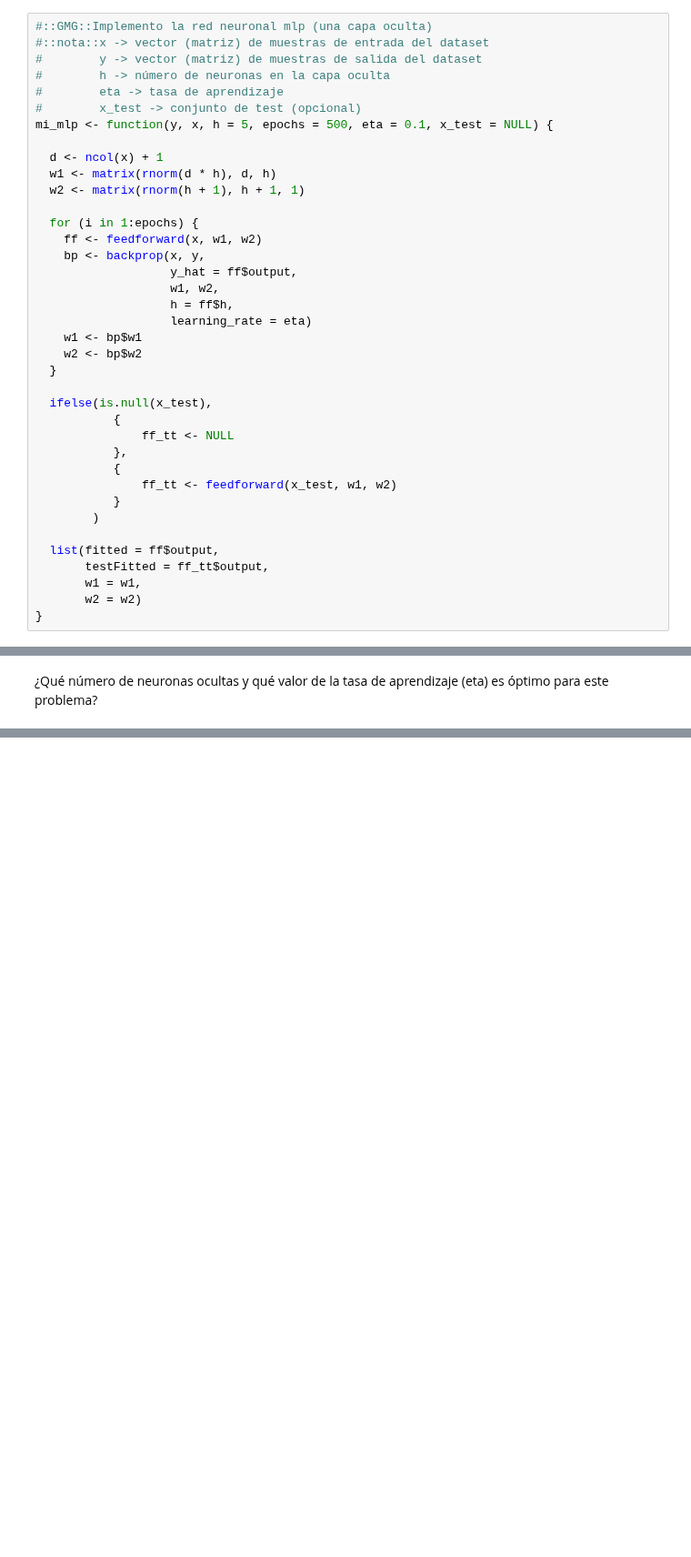
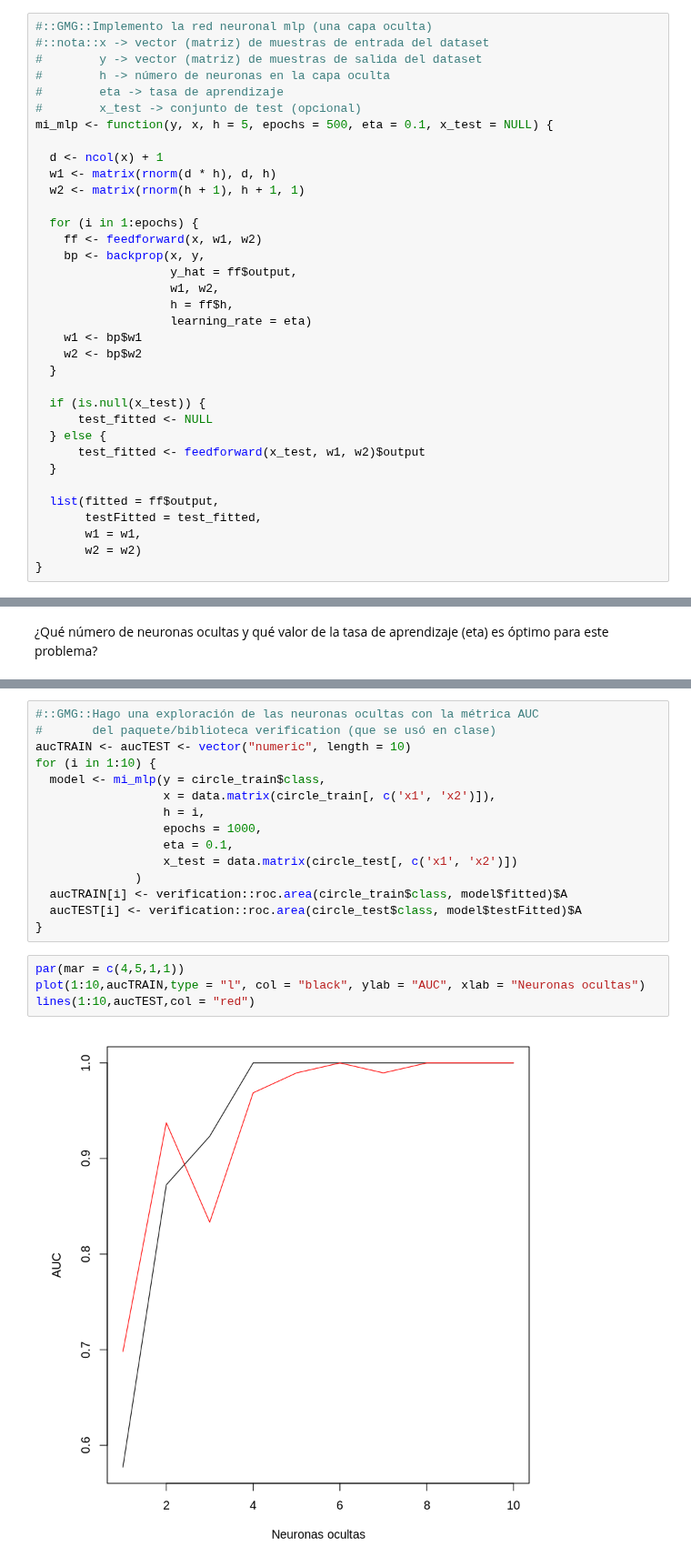
Before and after one commit to yerartdev/m1969-machine-learning-i, a Jupyter notebook: deliverable/tarea-01/m1969-tarea-01-mlp.ipynb, the cells around one changed output, grey strips where cells are left out. Shown at 91% size. Saved outputs shown, nothing was run; the diff lists cells and outputs as text; blank space fills up the shorter version.

```diff
--- a/deliverable/tarea-01/m1969-tarea-01-mlp.ipynb
+++ b/deliverable/tarea-01/m1969-tarea-01-mlp.ipynb
@@ -132,17 +132,14 @@ mi_mlp <- function(y, x, h = 5, epochs = 500, eta = 0.1, x_test = NULL) {
     w2 <- bp$w2
   }
 
-  ifelse(is.null(x_test),
-           {
-               ff_tt <- NULL
-           },
-           {
-               ff_tt <- feedforward(x_test, w1, w2)
-           }
-        )
+  if (is.null(x_test)) {
+      test_fitted <- NULL
+  } else {
+      test_fitted <- feedforward(x_test, w1, w2)$output
+  }
 
   list(fitted = ff$output,
-       testFitted = ff_tt$output,
+       testFitted = test_fitted,
        w1 = w1,
        w2 = w2)
 }
@@ -249,0 +249,21 @@ ggplot(circle) + aes(x1, x2, colour = class) +
+# %%
+#::GMG::Hago una exploración de las neuronas ocultas con la métrica AUC
+#       del paquete/biblioteca verification (que se usó en clase)
+aucTRAIN <- aucTEST <- vector("numeric", length = 10)
+for (i in 1:10) {
+  model <- mi_mlp(y = circle_train$class,
+                  x = data.matrix(circle_train[, c('x1', 'x2')]),
+                  h = i,
+                  epochs = 1000,
+                  eta = 0.1,
+                  x_test = data.matrix(circle_test[, c('x1', 'x2')])
+              )
+  aucTRAIN[i] <- verification::roc.area(circle_train$class, model$fitted)$A
+  aucTEST[i] <- verification::roc.area(circle_test$class, model$testFitted)$A
+}
+# %%
+par(mar = c(4,5,1,1))
+plot(1:10,aucTRAIN,type = "l", col = "black", ylab = "AUC", xlab = "Neuronas ocultas")
+lines(1:10,aucTEST,col = "red")
+# %% [output]
+[figure, added]
```
Also changed, not shown: parts of 10 cells of this notebook.
